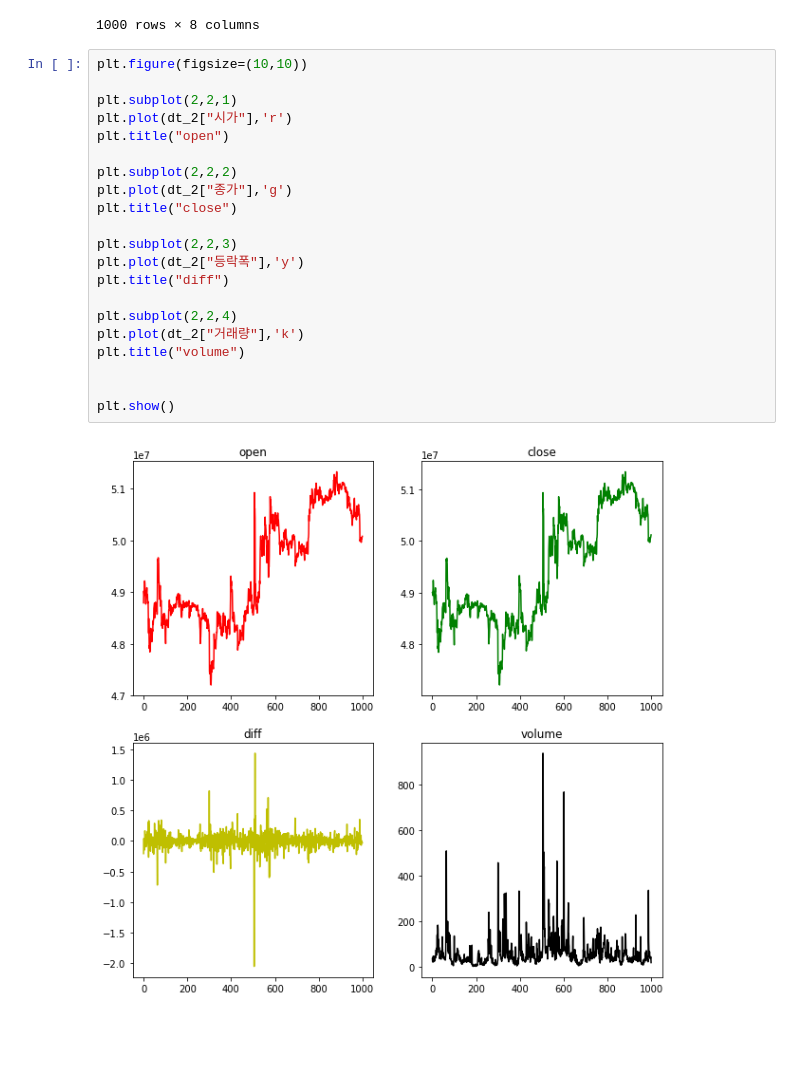
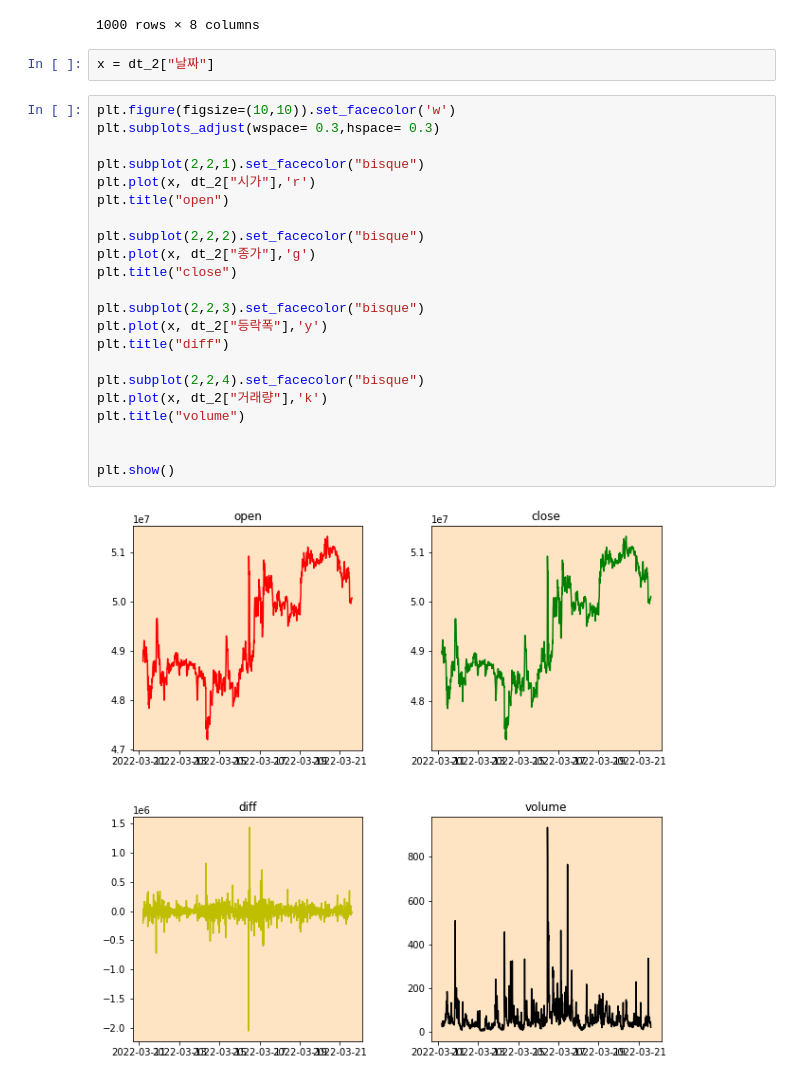
Before and after one commit to aprogod/learning, a Jupyter notebook: 22.03.21/220321.ipynb, the cells around one changed output. Cells and saved outputs as stored; diff of their text form; blank space fills up the shorter version.

```diff
--- a/22.03.21/220321.ipynb
+++ b/22.03.21/220321.ipynb
@@ -347,26 +347,29 @@ dt_2
 | 998 | 2022-03-21 14:15:00 | 50061000.0 | 50088000.0 | 50034000.0 | 50082000.0 | 45.15 | 2.260269e+09 | -21000.0 |
 | 999 | 2022-03-21 14:30:00 | 50082000.0 | 50114000.0 | 50051000.0 | 50112000.0 | 19.56 | 9.798689e+08 | -30000.0 |
 1000 rows × 8 columns
+# %%
+x = dt_2["날짜"]
 # %%
-plt.figure(figsize=(10,10))
+plt.figure(figsize=(10,10)).set_facecolor('w')
+plt.subplots_adjust(wspace= 0.3,hspace= 0.3)
 
-plt.subplot(2,2,1)
-plt.plot(dt_2["시가"],'r')
+plt.subplot(2,2,1).set_facecolor("bisque")
+plt.plot(x, dt_2["시가"],'r')
 plt.title("open")
 
-plt.subplot(2,2,2)
-plt.plot(dt_2["종가"],'g')
+plt.subplot(2,2,2).set_facecolor("bisque")
+plt.plot(x, dt_2["종가"],'g')
 plt.title("close")
 
-plt.subplot(2,2,3)
-plt.plot(dt_2["등락폭"],'y')
+plt.subplot(2,2,3).set_facecolor("bisque")
+plt.plot(x, dt_2["등락폭"],'y')
 plt.title("diff")
 
-plt.subplot(2,2,4)
-plt.plot(dt_2["거래량"],'k')
+plt.subplot(2,2,4).set_facecolor("bisque")
+plt.plot(x, dt_2["거래량"],'k')
 plt.title("volume")
 
 
 plt.show()
 # %% [output]
-[figure, old version]
+[figure, new version]
```
Also changed, not shown: 9 other files.
